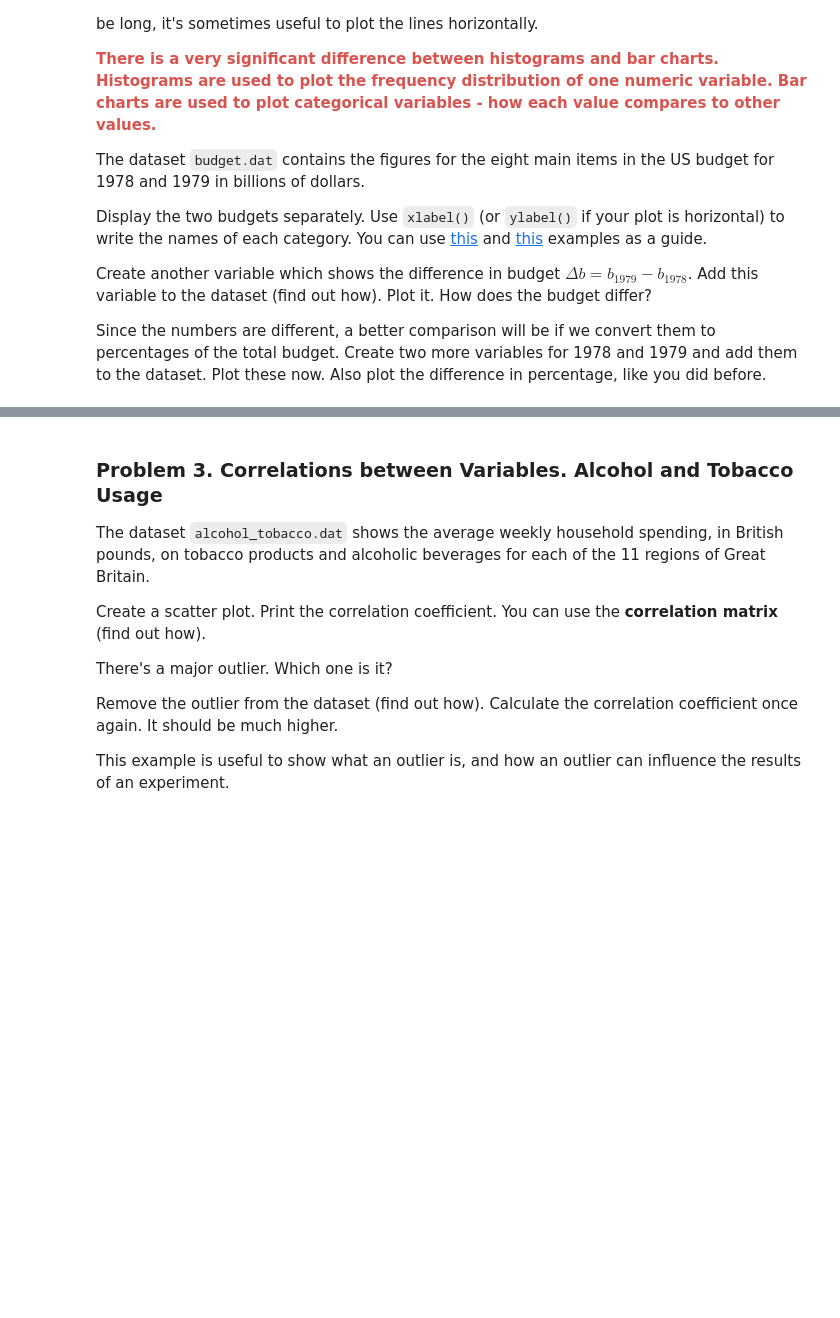
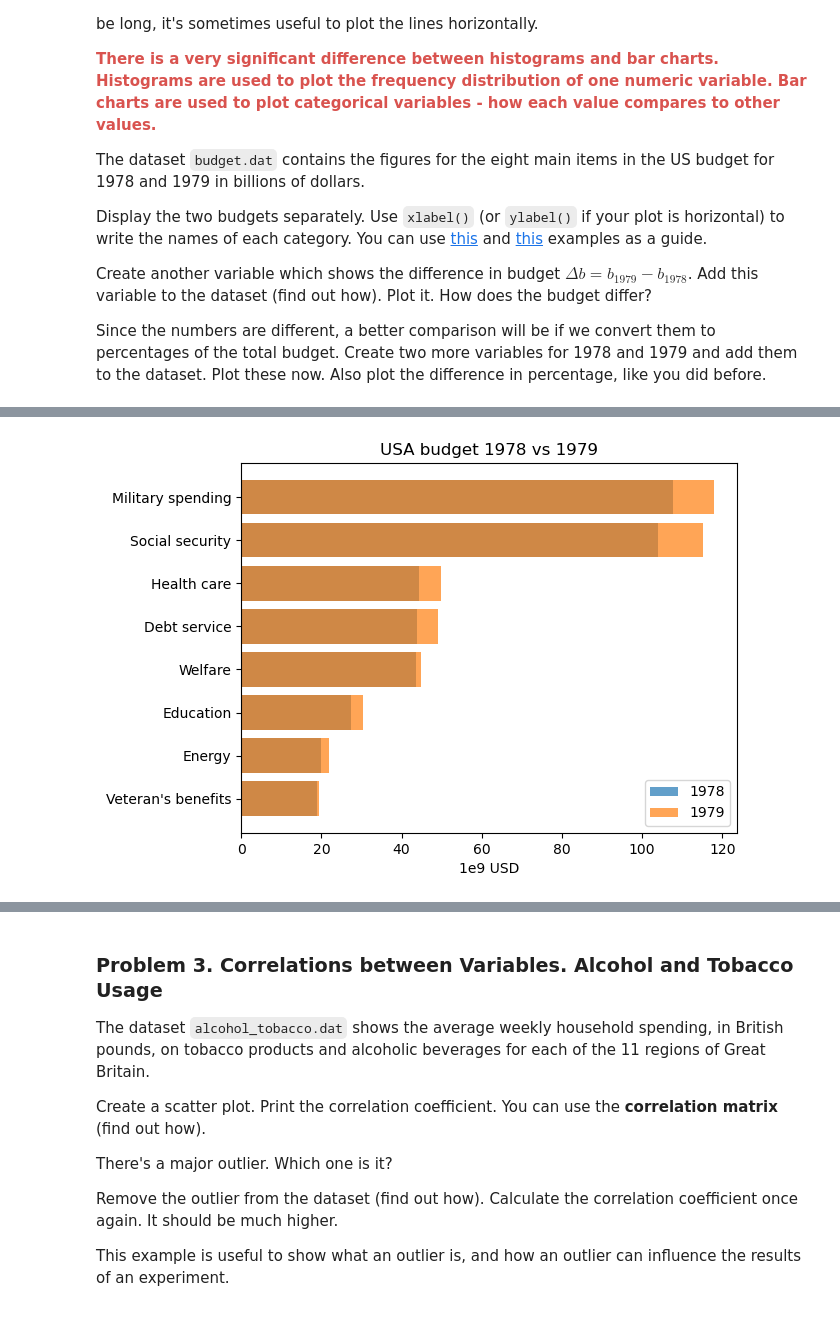
Before and after one commit to Kiril-Lazarov/Artificial-Intelligence, a Jupyter notebook: Math concepts/Statistics Exercise.ipynb, the cells around one changed output, grey strips where cells are left out. Cells and saved outputs as stored; diff of their text form; code cells hidden in the pictures; blank space fills up the shorter version.

```diff
--- a/Math concepts/Statistics Exercise.ipynb
+++ b/Math concepts/Statistics Exercise.ipynb
@@ -124,0 +154,12 @@ Since the numbers are different, a better comparison will be if we convert them
+# %%
+budget_sorted = budget.sort_values("1978")
+
+plt.barh(budget_sorted["Category"], budget_sorted["1978"], alpha = 0.7, label = "1978")
+plt.barh(budget_sorted["Category"], budget_sorted["1979"], alpha = 0.7, label = "1979")
+
+plt.legend()
+plt.xlabel("1e9 USD")
+plt.title("USA budget 1978 vs 1979")
+plt.show()
+# %% [output]
+[figure, added]
```
Also changed, not shown: parts of 7 cells of this notebook.
